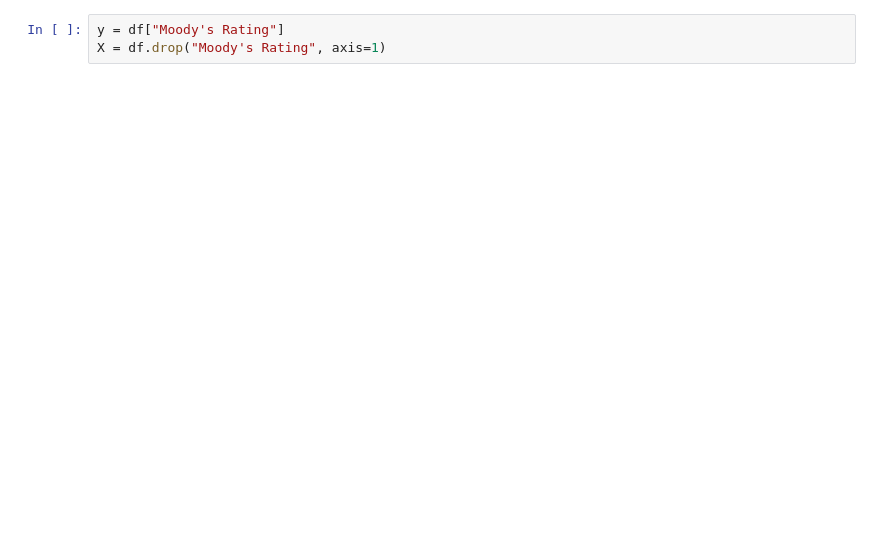
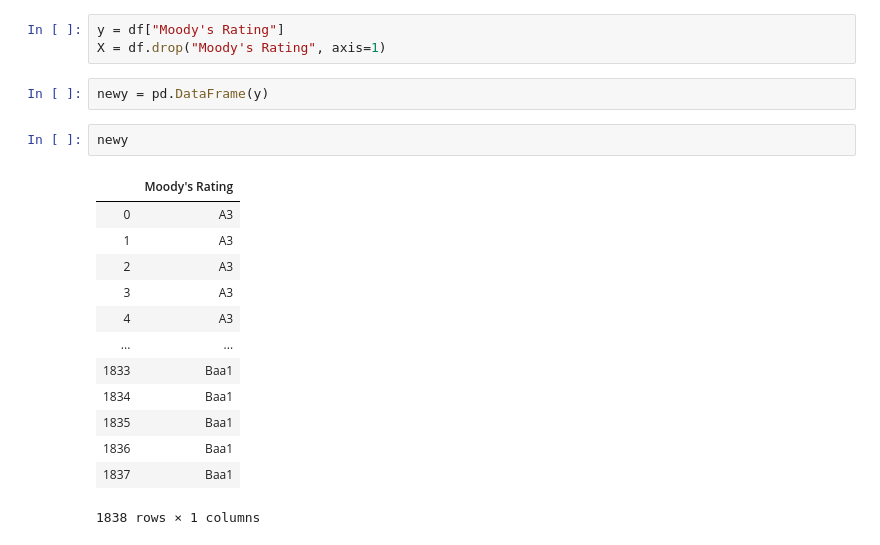
Before and after one commit to WickedoneC/Final_Proj, a Jupyter notebook: Models/Ordinal_Reg.ipynb, the cells around one changed output. Saved outputs shown, nothing was run; the diff lists cells and outputs as text; blank space fills up the shorter version.

```diff
--- a/Models/Ordinal_Reg.ipynb
+++ b/Models/Ordinal_Reg.ipynb
@@ -89,3 +86,21 @@ ModuleNotFoundError: No module named 'mord'
 # %%
 y = df["Moody's Rating"]
 X = df.drop("Moody's Rating", axis=1)
+# %%
+newy = pd.DataFrame(y)
+# %%
+newy
+# %% [output]
+|  | Moody's Rating |
+| 0 | A3 |
+| 1 | A3 |
+| 2 | A3 |
+| 3 | A3 |
+| 4 | A3 |
+| ... | ... |
+| 1833 | Baa1 |
+| 1834 | Baa1 |
+| 1835 | Baa1 |
+| 1836 | Baa1 |
+| 1837 | Baa1 |
+1838 rows × 1 columns
```
Also changed, not shown: parts of 23 cells of this notebook, 1 other file.
